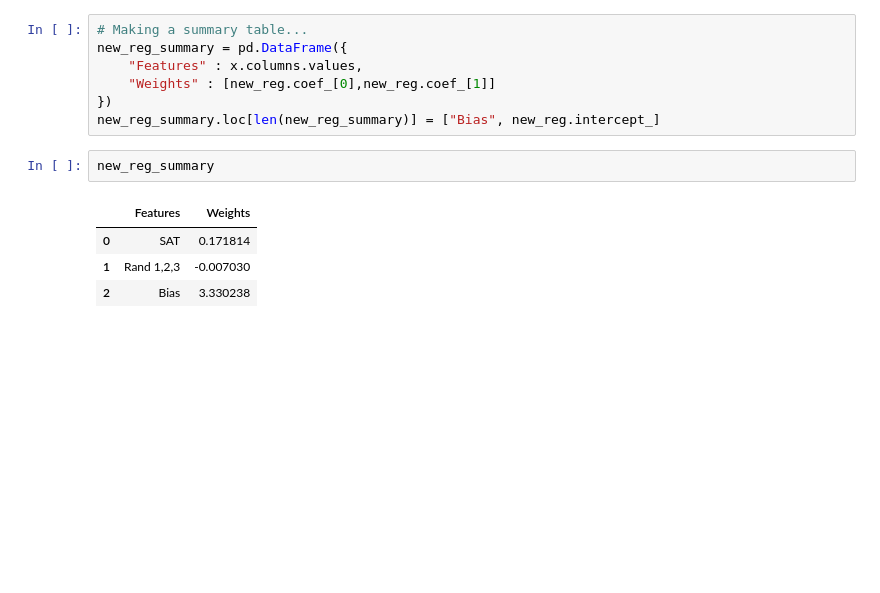
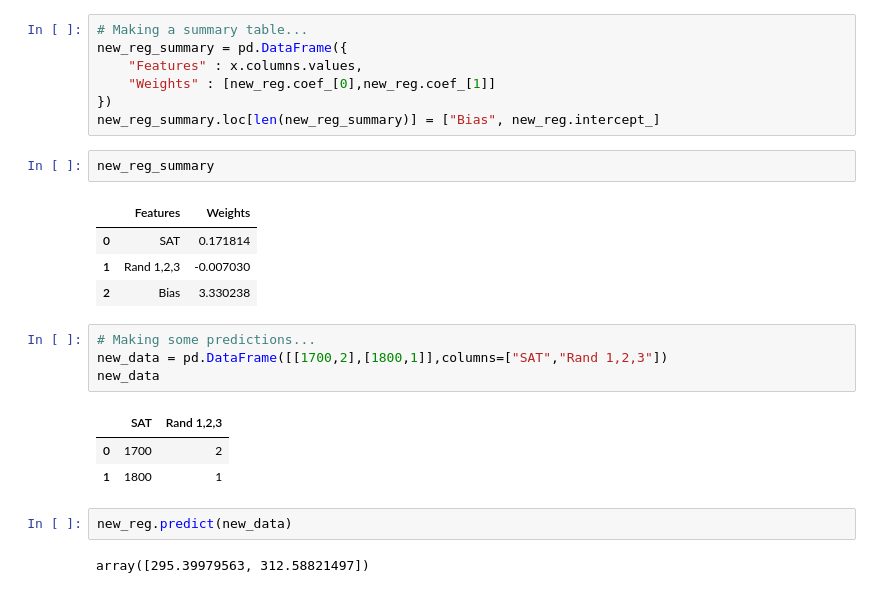
Before and after one commit to HamzA-1729/PredictifyGPA-MLR-ML, a Jupyter notebook: mlg.ipynb, the cells around one changed output. Cells and saved outputs as stored; diff of their text form; blank space fills up the shorter version.

Commit message:
Predictions made using the new standardize regression

```diff
--- a/mlg.ipynb
+++ b/mlg.ipynb
@@ -153,3 +153,15 @@ new_reg_summary
 | 0 | SAT | 0.171814 |
 | 1 | Rand 1,2,3 | -0.007030 |
 | 2 | Bias | 3.330238 |
+# %%
+# Making some predictions...
+new_data = pd.DataFrame([[1700,2],[1800,1]],columns=["SAT","Rand 1,2,3"])
+new_data
+# %% [output]
+|  | SAT | Rand 1,2,3 |
+| 0 | 1700 | 2 |
+| 1 | 1800 | 1 |
+# %%
+new_reg.predict(new_data)
+# %% [output]
+array([295.39979563, 312.58821497])
```
Also changed, not shown: parts of 2 cells of this notebook.
